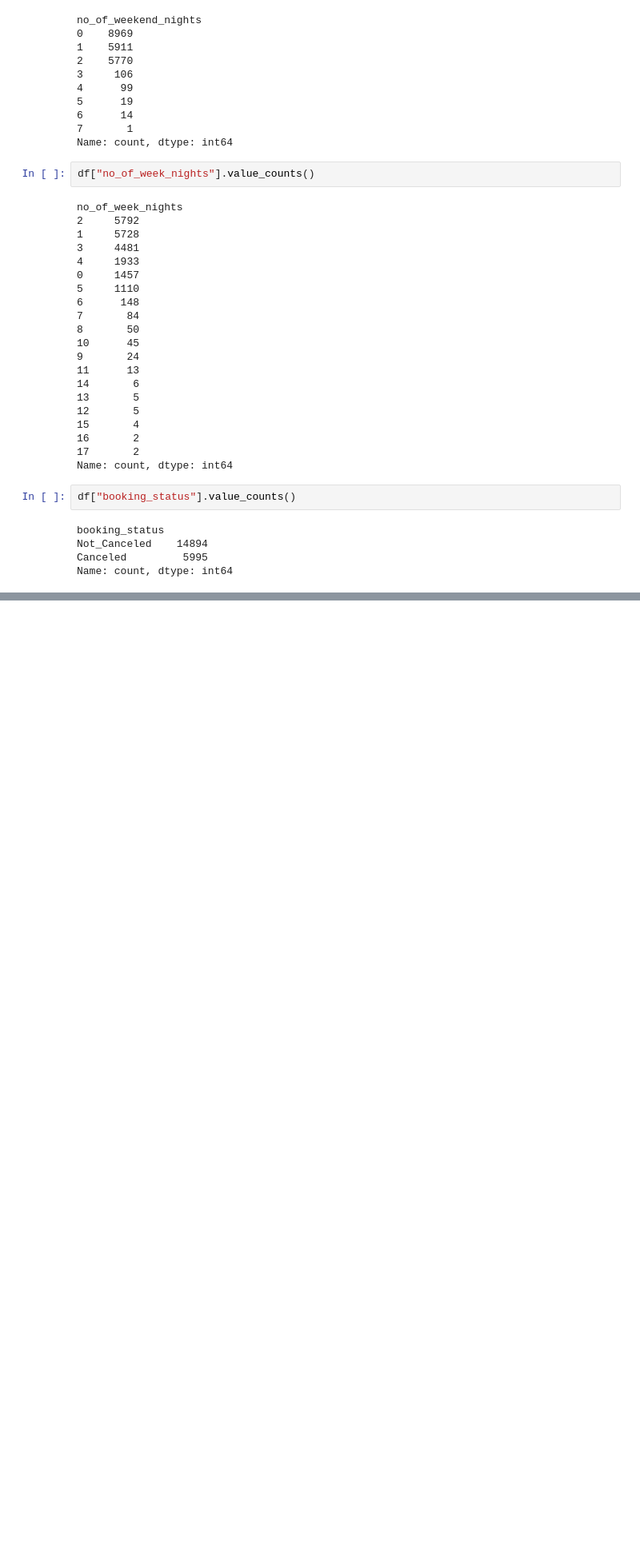
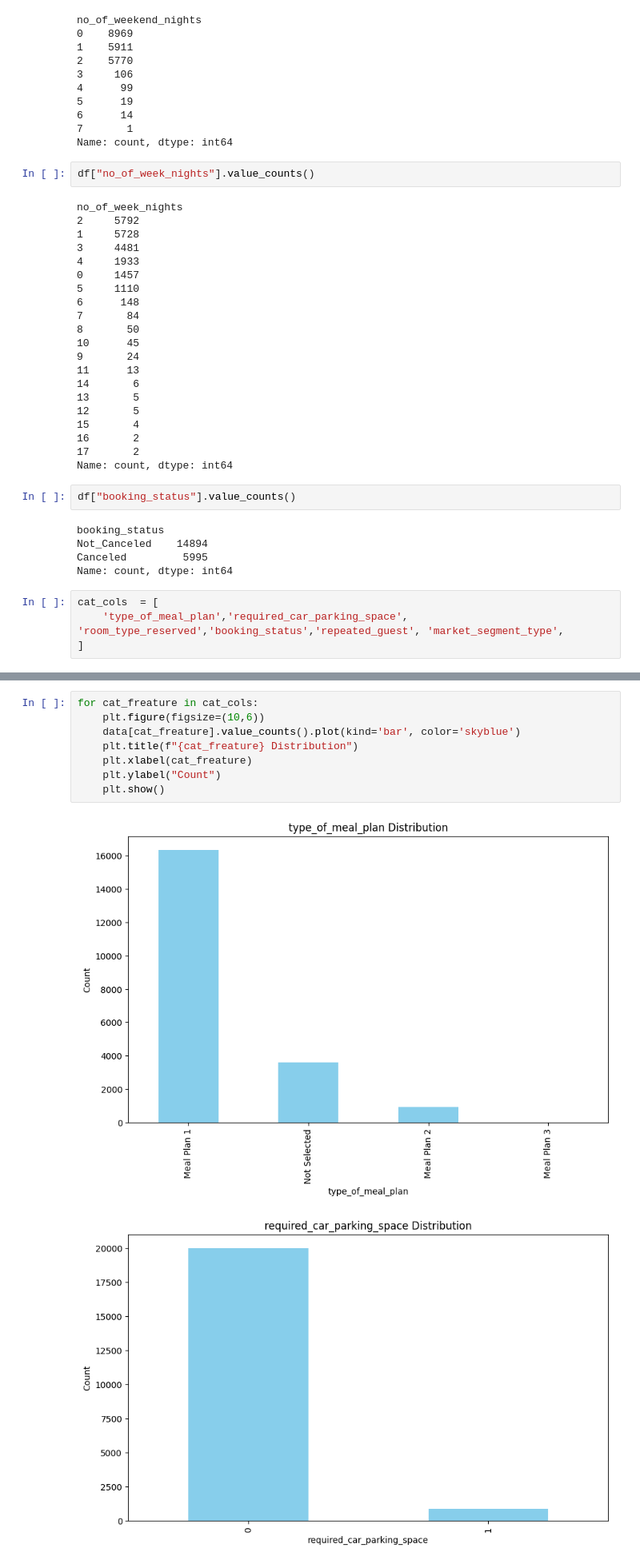
Before and after one commit to imchandanmohan/Reservation-Prediction, a Jupyter notebook: notebook/notebook.ipynb, the cells around one changed output, grey strips where cells are left out. Shown at 80% size. Drawn from its saved outputs; the diff is of its cells as text; blank space fills up the shorter version.

```diff
--- a/notebook/notebook.ipynb
+++ b/notebook/notebook.ipynb
@@ -169,3 +167,7 @@ booking_status
 Not_Canceled    14894
 Canceled         5995
 Name: count, dtype: int64
+# %%
+cat_cols  = [
+    'type_of_meal_plan','required_car_parking_space', 'room_type_reserved','booking_status','repeated_guest', 'market_segment_type',
+]
@@ -171,0 +216,11 @@ Name: count, dtype: int64
+# %%
+for cat_freature in cat_cols:
+    plt.figure(figsize=(10,6))
+    data[cat_freature].value_counts().plot(kind='bar', color='skyblue')
+    plt.title(f"{cat_freature} Distribution")
+    plt.xlabel(cat_freature)
+    plt.ylabel("Count")
+    plt.show()
+# %% [output]
+[figure, added]
+[figure, added]
```
Also changed, not shown: parts of 94 cells of this notebook, 9 other files.
